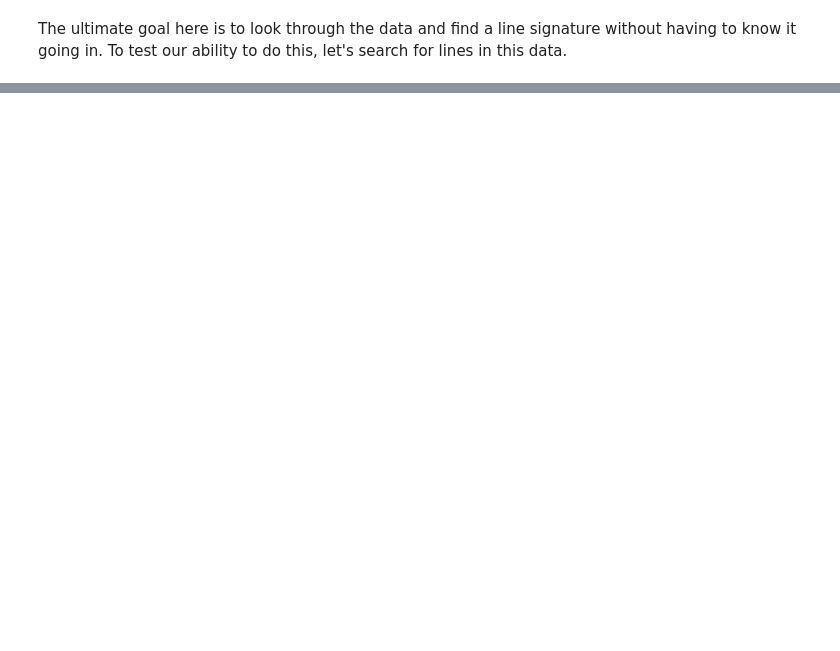
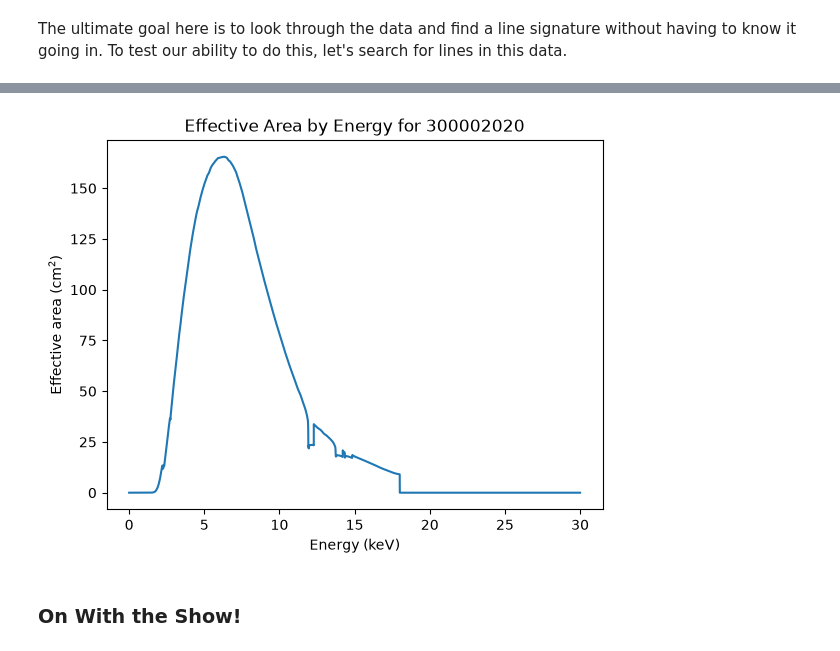
Before and after one commit to NickDahlen/XRISM_Research, a Jupyter notebook: dataPipeline.ipynb, the cells around one changed output, grey strips where cells are left out. Drawn from its saved outputs; the diff is of its cells as text; code cells hidden in the pictures; blank space fills up the shorter version.

```diff
--- a/dataPipeline.ipynb
+++ b/dataPipeline.ipynb
@@ -356,0 +698,8 @@ for lineVal in lineVals:
+# %%
+#To do this, we need to monkey around a bit with the .arf file. Let's start by loading up the data
+from astropy.io import fits
+
+with fits.open("300002020/radius{1}Iteration{1}.arf") as hdul:
+    print(hdul.info())
+    data = hdul[1].data
+    print(data.columns)
@@ -356,0 +717,21 @@ for lineVal in lineVals:
+# %%
+elo = data["ENERG_LO"]
+ehi = data["ENERG_HI"]
+area = np.array(data["SPECRESP"])
+
+
+energy = 0.5 * (elo + ehi)
+
+arcsec2_to_sr = 2.350443e-11
+roiFactor = np.pi * (10 * 60)**2 * arcsec2_to_sr
+
+plt.plot(energy, area)
+#plt.plot(energy, effA/deltaOmega)
+plt.title("Effective Area by Energy for 300002020")
+plt.xlabel("Energy (keV)")
+plt.ylabel("Effective area (cm$^2$)")
+plt.show()
+# %% [output]
+[figure, added]
+# %% [markdown]
+### On With the Show!
```
Also changed, not shown: parts of 45 cells of this notebook.
